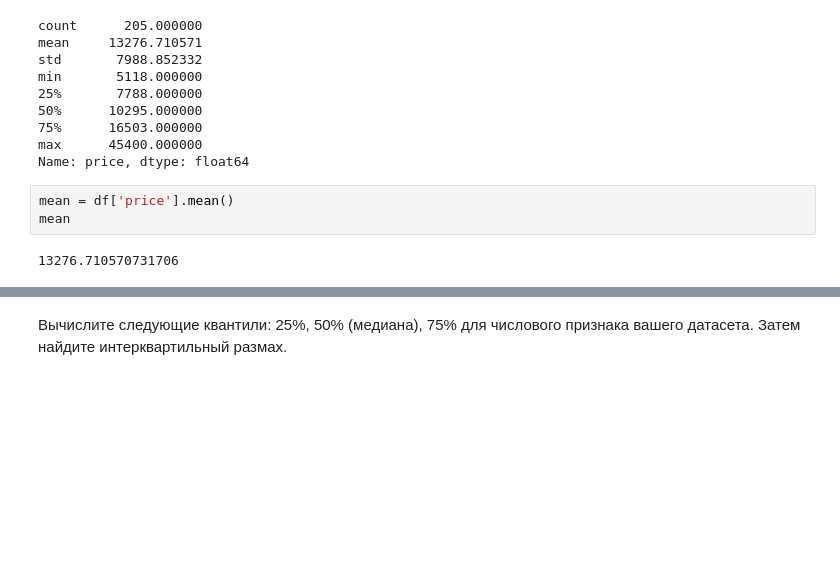
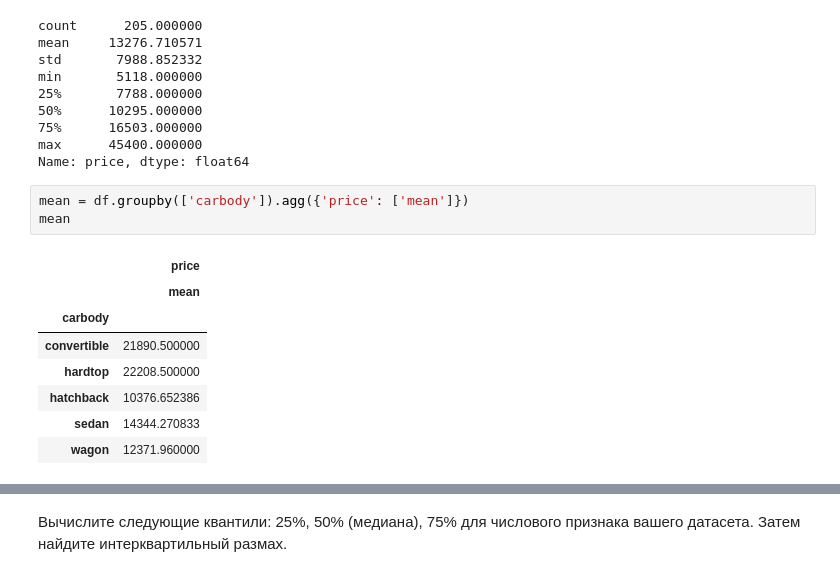
Before and after one commit to Dekamonia/MachineLearning, a Jupyter notebook: lab2/lab02.ipynb, the cells around one changed output, grey strips where cells are left out. Saved outputs shown, nothing was run; the diff lists cells and outputs as text; blank space fills up the shorter version.

```diff
--- a/lab2/lab02.ipynb
+++ b/lab2/lab02.ipynb
@@ -73,8 +79,15 @@ min       5118.000000
 max      45400.000000
 Name: price, dtype: float64
 # %%
-mean = df['price'].mean()
+mean = df.groupby(['carbody']).agg({'price': ['mean']})
 mean
 # %% [output]
-13276.710570731706
+|  | price |
+|  | mean |
+| carbody |  |
+| convertible | 21890.500000 |
+| hardtop | 22208.500000 |
+| hatchback | 10376.652386 |
+| sedan | 14344.270833 |
+| wagon | 12371.960000 |
 # %%
```
Also changed, not shown: parts of 17 cells of this notebook.
